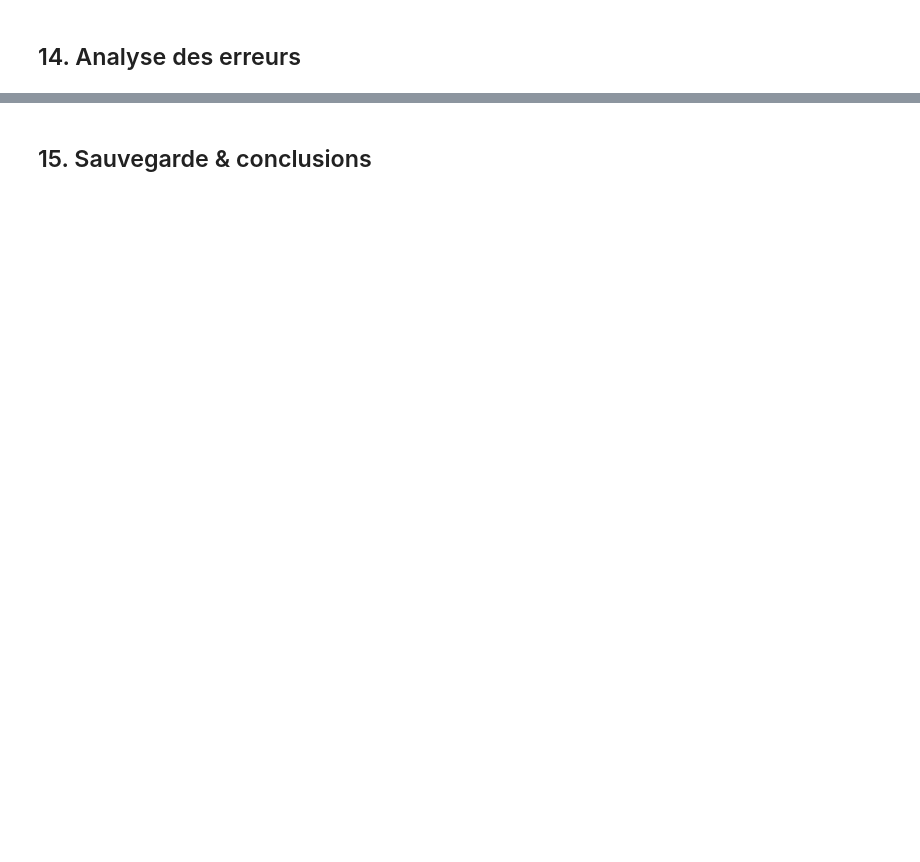
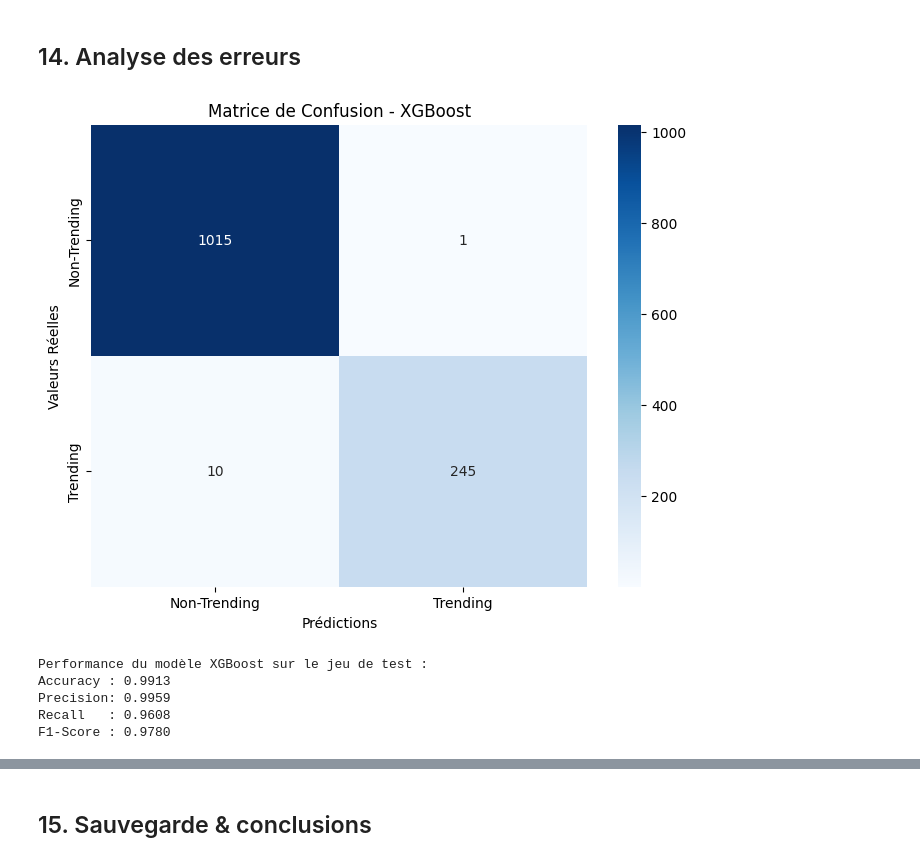
Before and after one commit to nabil-ghazali/Projet_ML_Youtube, a Jupyter notebook: projet-ml-youtube-trending-68b010e7b5bc2532236423.ipynb, the cells around one changed output, grey strips where cells are left out. Saved outputs shown, nothing was run; the diff lists cells and outputs as text; code cells hidden in the pictures; blank space fills up the shorter version.

```diff
--- a/projet-ml-youtube-trending-68b010e7b5bc2532236423.ipynb
+++ b/projet-ml-youtube-trending-68b010e7b5bc2532236423.ipynb
@@ -1653,8 +1703,8 @@ F1-Score : 0.9780
 # %%
 # VOTRE CODE ICI - Section 10.1
-# from sklearn.neural_network import MLPClassifier
-# nn_model = MLPClassifier(hidden_layer_sizes=(100, 50), activation='relu', solver='adam', max_iter=1000, random_state=42)
-# nn_model.fit(X_train_scaled, y_train)
-# nn_predictions = nn_model.predict(X_test_scaled)
+from sklearn.neural_network import MLPClassifier
+nn_model = MLPClassifier(hidden_layer_sizes=(100, 50), activation='relu', solver='adam', max_iter=1000, random_state=42)
+nn_model.fit(X_train, y_train)
+nn_predictions = nn_model.predict(X_test)
 # %% [markdown]
 **Consigne 10.2 — Évaluation**
@@ -1722,18 +1958,45 @@ F1-Score : 0.9780
 ## 14. Analyse des erreurs
 # %%
 # VOTRE CODE ICI - Section 14.1
-# import matplotlib.pyplot as plt
-# import seaborn as sns
-# from sklearn.metrics import confusion_matrix
-# # Exemple: matrice de confusion pour le meilleur modèle (remplacez best_rf_pred)
-# # cm = confusion_matrix(y_test, best_rf_pred)
-# # plt.figure(figsize=(8, 6))
-# # sns.heatmap(cm, annot=True, fmt='d', cmap='Blues',
-# #             xticklabels=['Non-Trending', 'Trending'],
-# #             yticklabels=['Non-Trending', 'Trending'])
-# # plt.title('Matrice de Confusion - Meilleur Modèle')
-# # plt.ylabel('Valeurs Réelles')
-# # plt.xlabel('Prédictions')
-# # plt.show()
+import matplotlib.pyplot as plt
+import seaborn as sns
+from sklearn.metrics import confusion_matrix, precision_score, recall_score, f1_score, accuracy_score
+
+# Calcul des prédictions sur le jeu de test
+# best_xgb_pred doit contenir les prédictions de ton meilleur modèle XGBoost
+# Exemple : best_xgb_pred = best_xgb.predict(X_test)
+
+# Matrice de confusion
+cm = confusion_matrix(y_test, best_xgb_pred)
+
+plt.figure(figsize=(8, 6))
+sns.heatmap(
+    cm, annot=True, fmt='d', cmap='Blues',
+    xticklabels=['Non-Trending', 'Trending'],
+    yticklabels=['Non-Trending', 'Trending']
+)
+plt.title('Matrice de Confusion - XGBoost')
+plt.ylabel('Valeurs Réelles')
+plt.xlabel('Prédictions')
+plt.show()
+
+# Calcul et affichage des métriques
+accuracy = accuracy_score(y_test, best_xgb_pred)
+precision = precision_score(y_test, best_xgb_pred)
+recall = recall_score(y_test, best_xgb_pred)
+f1 = f1_score(y_test, best_xgb_pred)
+
+print("Performance du modèle XGBoost sur le jeu de test :")
+print(f"Accuracy : {accuracy:.4f}")
+print(f"Precision: {precision:.4f}")
+print(f"Recall   : {recall:.4f}")
+print(f"F1-Score : {f1:.4f}")
+# %% [output]
+[figure, added]
+Performance du modèle XGBoost sur le jeu de test :
+Accuracy : 0.9913
+Precision: 0.9959
+Recall   : 0.9608
+F1-Score : 0.9780
 # %%
 # VOTRE CODE ICI - Section 14.2
```
Also changed, not shown: parts of 24 cells of this notebook, 1 other file.
